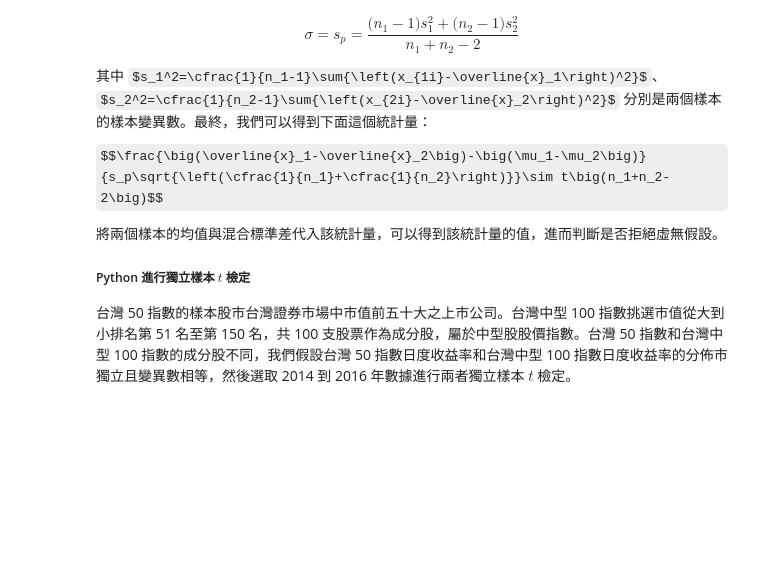
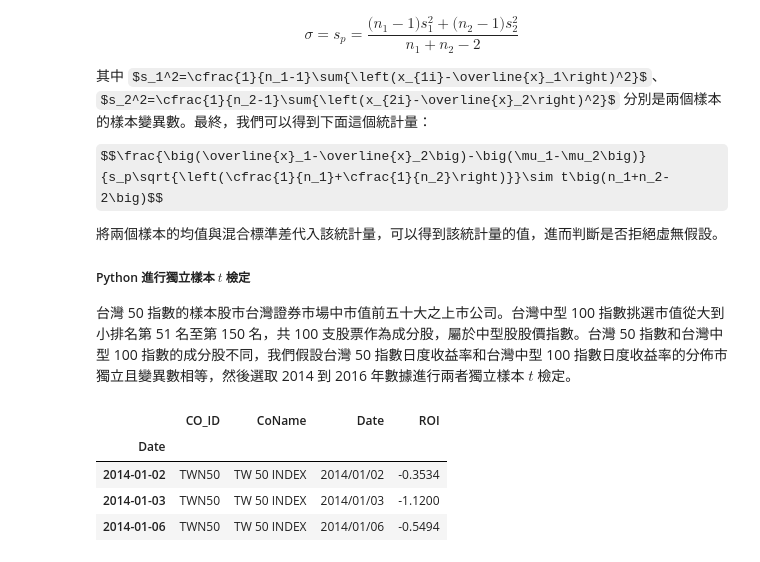
Before and after one commit to okluda/finpy_practice, a Jupyter notebook: ch_16.ipynb, the cells around one changed output. Drawn from its saved outputs; the diff is of its cells as text; code cells hidden in the pictures; some formulas as TeX source; blank space fills up the shorter version.

```diff
--- a/ch_16.ipynb
+++ b/ch_16.ipynb
@@ -63,7 +63,7 @@ plt.rcParams['axes.unicode_minus'] = False
 
 # 讀取數據
 import pandas as pd
-TRD_Index=pd.read_table('.\金融科技實戰_Python與量化投資\PythonBook_code_data\part2\index.csv',sep='\t')
+TRD_Index=pd.read_table('.\PythonBook_code_data\part2\index.csv',sep='\t')
 TRD_Index.index = pd.to_datetime(TRD_Index.Date)
 
 # 提取台灣加權指數的收益率指數序列
@@ -261,3 +261,10 @@ $$\frac{\big(\overline{x}_1-\overline{x}_2\big)-\big(\mu_1-\mu_2\big)}{s_p\sqrt{
 # %%
 # 提取台灣 50 指數數據
 tw50=TRD_Index[TRD_Index.CoName=='TW 50 INDEX  ']
+tw50.head(3)
+# %% [output]
+|  | CO_ID | CoName | Date | ROI |
+| Date |  |  |  |  |
+| 2014-01-02 | TWN50 | TW 50 INDEX | 2014/01/02 | -0.3534 |
+| 2014-01-03 | TWN50 | TW 50 INDEX | 2014/01/03 | -1.1200 |
+| 2014-01-06 | TWN50 | TW 50 INDEX | 2014/01/06 | -0.5494 |
```
Also changed, not shown: parts of 7 cells of this notebook, 1 other file.
